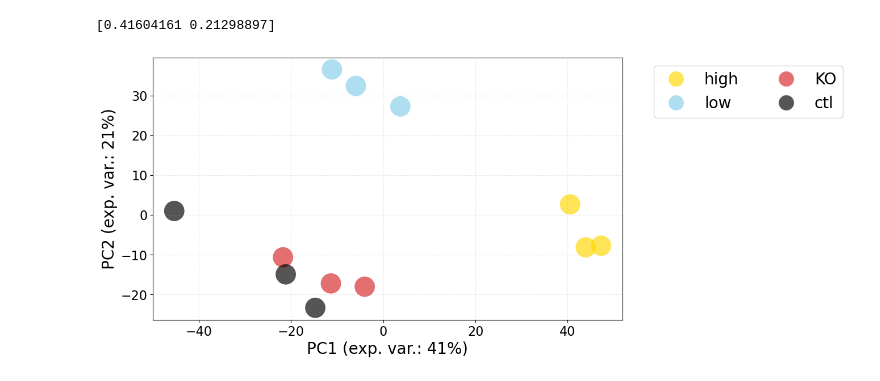
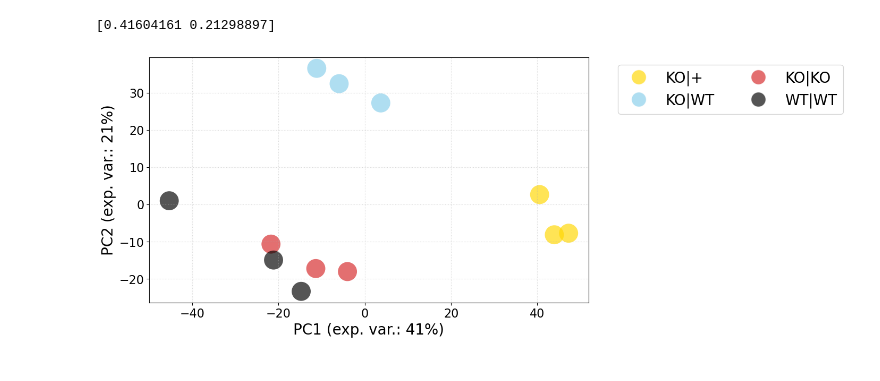
Before and after one commit to adelomana/egilsstadir, a Jupyter notebook: 004.visualization/pca.ipynb, the cells around one changed output. Saved outputs shown, nothing was run; the diff lists cells and outputs as text; code cells hidden in the pictures.

```diff
--- a/004.visualization/pca.ipynb
+++ b/004.visualization/pca.ipynb
@@ -100,15 +100,15 @@ print(explained)
 # %%
 for i in range(len(new)):
     matplotlib.pyplot.scatter(new[i,0], new[i,1], s=666, c=my_colors[i], marker=my_markers[i], alpha=2/3, edgecolors='none')
 
-matplotlib.pyplot.legend(legend_elements, ['high', 'low', 'KO', 'ctl'], ncol=2, loc='upper left', bbox_to_anchor=(1.05, 1))
+matplotlib.pyplot.legend(legend_elements, ['KO|+', 'KO|WT', 'KO|KO', 'WT|WT'], ncol=2, loc='upper left', bbox_to_anchor=(1.05, 1))
 
 matplotlib.pyplot.xlabel('PC1 (exp. var.: {}%)'.format(int(explained[0]*100)))
 matplotlib.pyplot.ylabel('PC2 (exp. var.: {}%)'.format(int(explained[1]*100)))
 matplotlib.pyplot.grid(alpha=0.5, ls=':')
 #matplotlib.pyplot.tight_layout()
 
 #matplotlib.pyplot.show()
 matplotlib.pyplot.savefig('pca.svg')
 # %% [output]
-[figure, old version]
+[figure, new version]
```
Also changed, not shown: parts of 1 cell of this notebook, 6 other files.
